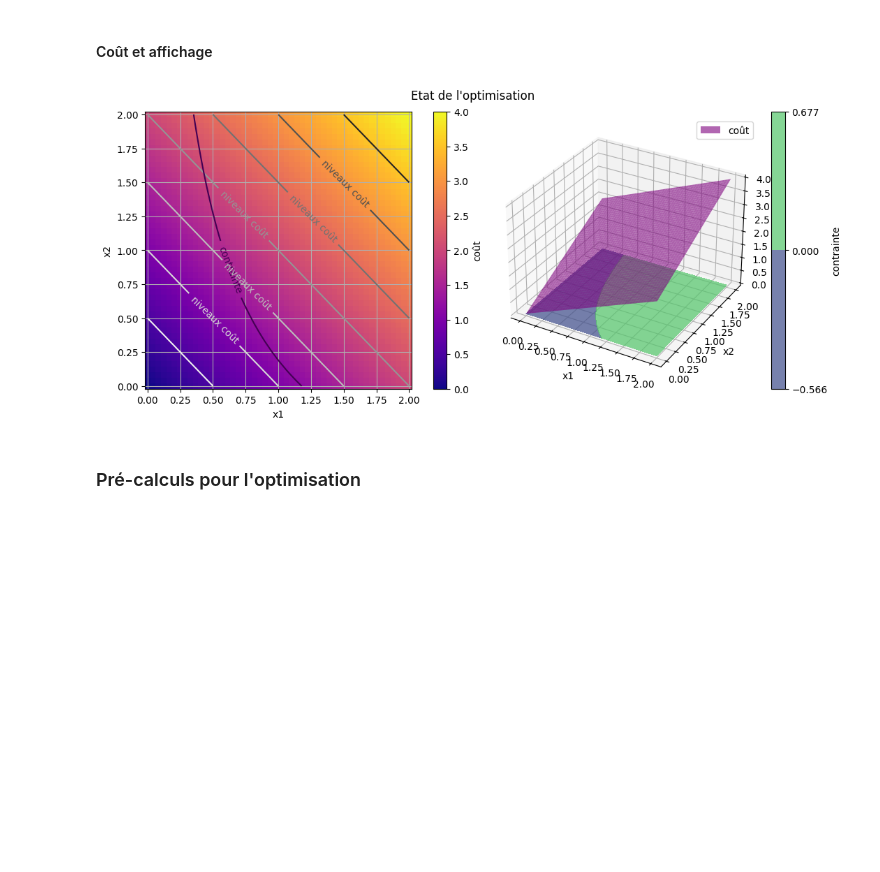
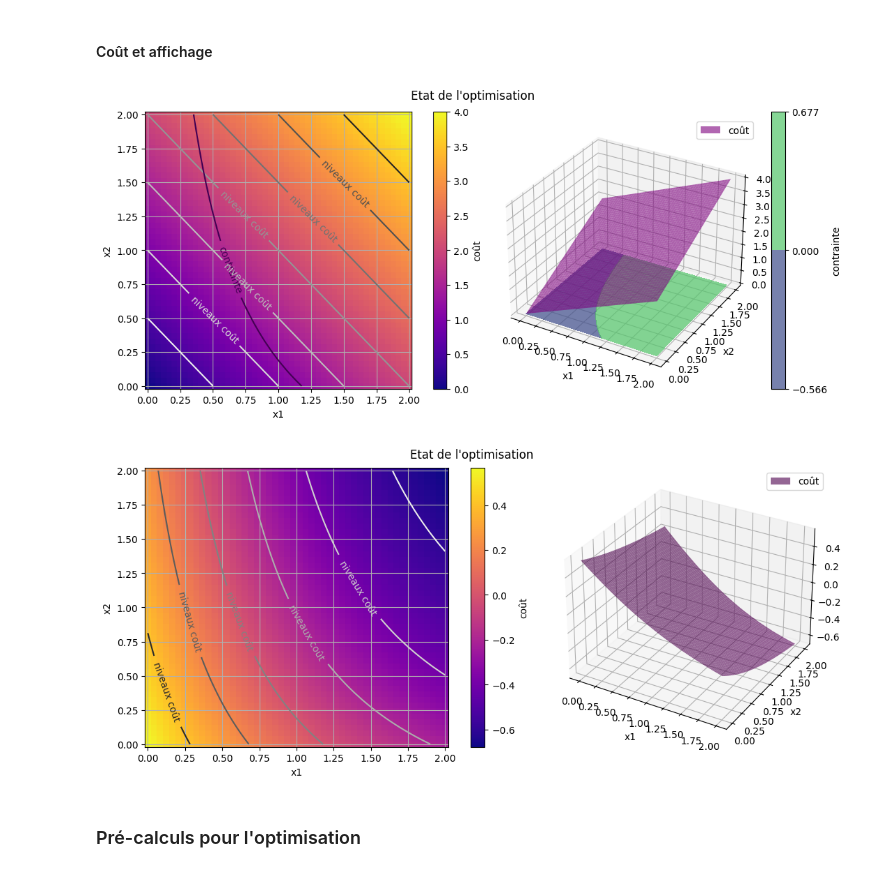
Before and after one commit to lattes314/Jupyter, a Jupyter notebook: optimManon.ipynb, the cells around one changed output. Drawn from its saved outputs; the diff is of its cells as text; code cells hidden in the pictures; blank space fills up the shorter version.

```diff
--- a/optimManon.ipynb
+++ b/optimManon.ipynb
@@ -160,12 +160,14 @@ def f(points: VectorArray) -> ScalarArray:
 # %%
 Xdomain = np.linspace(0,2)
 X,Y = np.meshgrid(Xdomain,Xdomain)
 points = np.array([[0.2, 0.5, 0.6, 0.7, 0.8, 0.9],
                    [0.2, 0.5, 0.6, 0.6, 0.6, 0.6]])
 
 comparaison3DPlot(f,[X,Y],h)
+comparaison3DPlot(lambda pts: -1*h(pts),[X,Y])
 # %% [output]
 [figure]
+[figure, added]
 # %% [markdown]
 ### Pré-calculs pour l'optimisation
 # %% [markdown]
```
Also changed, not shown: parts of 7 cells of this notebook.
